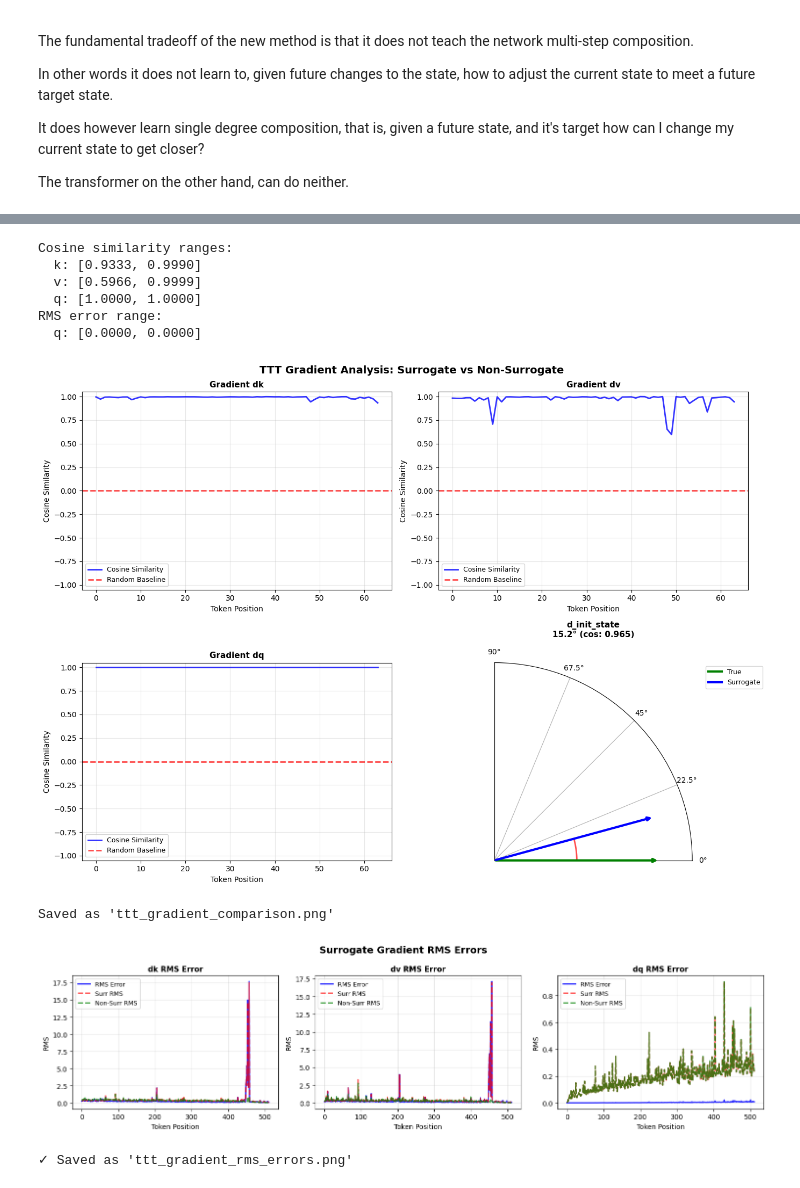
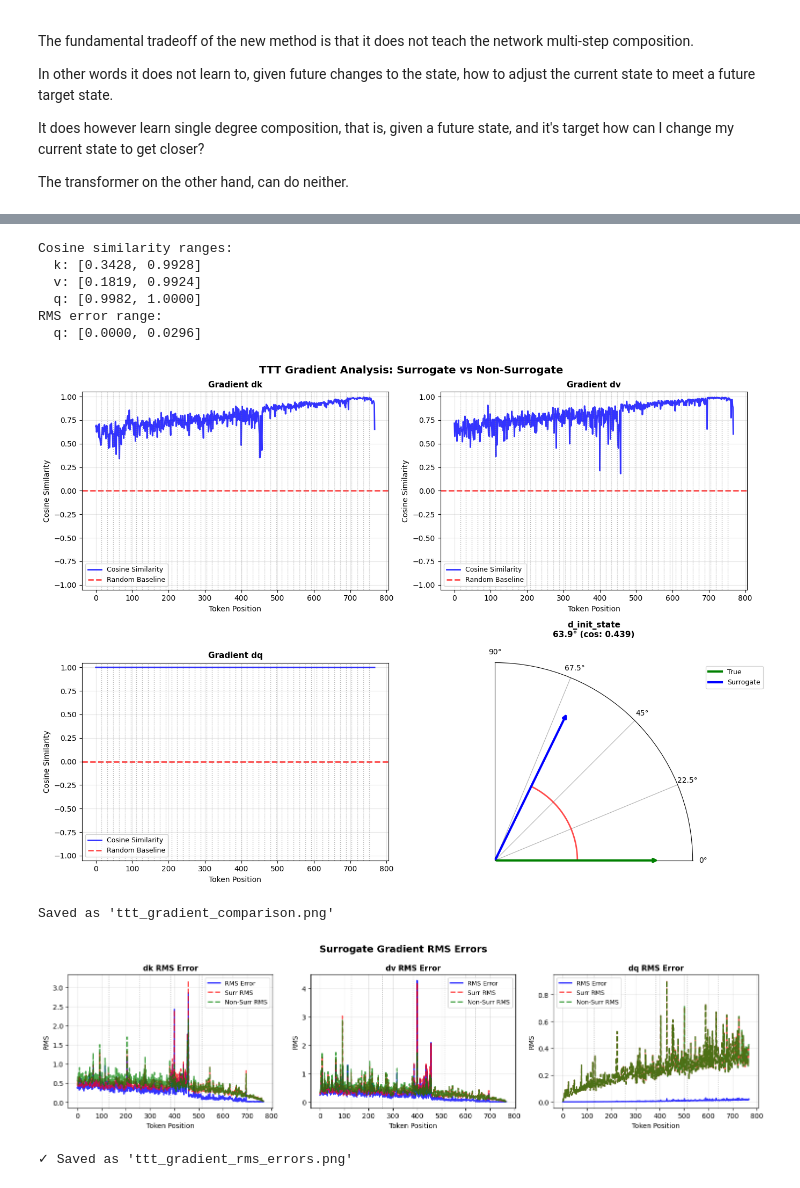
Before and after one commit to Ueaj-Kerman/macrogpt-jax, a Jupyter notebook: ueaj/model/ttt/ttt_gradient_analysis.ipynb, the cells around one changed output, grey strips where cells are left out. Drawn from its saved outputs; the diff is of its cells as text; code cells hidden in the pictures.

Commit message:
Functioning blockwise surrogate: inter-block surrogate + intrablock true backprop

```diff
--- a/ueaj/model/ttt/ttt_gradient_analysis.ipynb
+++ b/ueaj/model/ttt/ttt_gradient_analysis.ipynb
@@ -34,7 +34,7 @@ W0106 19:20:07.346311  404616 cuda_executor.cc:1802] GPU interconnect informatio
 # %%
 # Config
 model_d, hidden_d = 1024, 512
-batch_size, seq_len = 1, 64
+batch_size, seq_len = 1, 768
 seed = 42
 
 
@@ -45,7 +45,8 @@ def sample_distribution(key, shape):
 	return samples
 # %%
 # Create models (q_heads=1 for this analysis)
-model_surr = TTTModel(model_d, hidden_d, q_heads=1, module=GMLP, surrogate=True, rngs=rng.Rngs(seed))
+block_size = 16
+model_surr = TTTModel(model_d, hidden_d, q_heads=1, module=GMLP, surrogate=True, rngs=rng.Rngs(seed), block_size=block_size)
 model_nonsurr = TTTModel(model_d, hidden_d, q_heads=1, module=GMLP, surrogate=False, rngs=rng.Rngs(seed))
 
 # Generate k, v, q directly
@@ -166,11 +158,11 @@ print(f"RMS error range:")
 print(f"  q: [{float(rms_q.min()):.4f}, {float(rms_q.max()):.4f}]")
 # %% [output]
 Cosine similarity ranges:
-  k: [0.9333, 0.9990]
-  v: [0.5966, 0.9999]
-  q: [1.0000, 1.0000]
+  k: [0.3428, 0.9928]
+  v: [0.1819, 0.9924]
+  q: [0.9982, 1.0000]
 RMS error range:
-  q: [0.0000, 0.0000]
+  q: [0.0000, 0.0296]
 # %%
 # Plot all gradient comparisons including d_init_state
 from matplotlib.lines import Line2D
@@ -180,10 +172,16 @@ fig.suptitle('TTT Gradient Analysis: Surrogate vs Non-Surrogate', fontsize=14, f
 
 tokens = np.arange(seq_len)
 
+# Helper to add block boundary lines
+def add_block_lines(ax, seq_len, block_size):
+    for pos in range(block_size, seq_len, block_size):
+        ax.axvline(x=pos, color='gray', linestyle=':', linewidth=1, alpha=0.6)
+
 # dk: Cosine similarity
 ax1 = fig.add_subplot(2, 2, 1)
 ax1.plot(tokens, cos_k, 'b-', linewidth=2, label='Cosine Similarity', alpha=0.8)
 ax1.axhline(y=0, color='r', linestyle='--', linewidth=2, label='Random Baseline', alpha=0.7)
+add_block_lines(ax1, seq_len, block_size)
 ax1.set_xlabel('Token Position', fontsize=10)
 ax1.set_ylabel('Cosine Similarity', fontsize=10)
 ax1.set_title('Gradient dk', fontsize=11, fontweight='bold')
@@ -195,6 +193,7 @@ ax1.grid(True, alpha=0.3)
 ax2 = fig.add_subplot(2, 2, 2)
 ax2.plot(tokens, cos_v, 'b-', linewidth=2, label='Cosine Similarity', alpha=0.8)
 ax2.axhline(y=0, color='r', linestyle='--', linewidth=2, label='Random Baseline', alpha=0.7)
+add_block_lines(ax2, seq_len, block_size)
 ax2.set_xlabel('Token Position', fontsize=10)
 ax2.set_ylabel('Cosine Similarity', fontsize=10)
 ax2.set_title('Gradient dv', fontsize=11, fontweight='bold')
@@ -206,6 +205,7 @@ ax2.grid(True, alpha=0.3)
 ax3 = fig.add_subplot(2, 2, 3)
 ax3.plot(tokens, cos_q, 'b-', linewidth=2, label='Cosine Similarity', alpha=0.8)
 ax3.axhline(y=0, color='r', linestyle='--', linewidth=2, label='Random Baseline', alpha=0.7)
+add_block_lines(ax3, seq_len, block_size)
 ax3.set_xlabel('Token Position', fontsize=10)
 ax3.set_ylabel('Cosine Similarity', fontsize=10)
 ax3.set_title('Gradient dq', fontsize=11, fontweight='bold')
@@ -247,7 +247,7 @@ plt.savefig('ttt_gradient_comparison.png', dpi=150, bbox_inches='tight')
 plt.show()
 print("Saved as 'ttt_gradient_comparison.png'")
 # %% [output]
-[figure, old version]
+[figure, new version]
 Saved as 'ttt_gradient_comparison.png'
 # %%
 # Plot RMS errors for dk, dv, and dq with surrogate and non-surrogate RMS for scale
@@ -265,41 +265,50 @@ fig, axes = plt.subplots(1, 3, figsize=(15, 4))
 fig.suptitle('Surrogate Gradient RMS Errors', fontsize=14, fontweight='bold')
 
 tokens = np.arange(seq_len)
+block_size = 128  # Match the model's block_size
+
+# Helper to add block boundary lines
+def add_block_lines(ax, seq_len, block_size):
+    for pos in range(block_size, seq_len, block_size):
+        ax.axvline(x=pos, color='gray', linestyle=':', linewidth=1, alpha=0.6)
 
 # dk RMS error
 axes[0].plot(tokens, rms_k, 'b-', linewidth=2, label='RMS Error', alpha=0.8)
 axes[0].plot(tokens, norm_k_surr, 'r--', linewidth=2, label='Surr RMS', alpha=0.7)
 axes[0].plot(tokens, norm_k_nonsurr, 'g--', linewidth=2, label='Non-Surr RMS', alpha=0.7)
+add_block_lines(axes[0], seq_len, block_size)
 axes[0].set_xlabel('Token Position', fontsize=10)
 axes[0].set_ylabel('RMS', fontsize=10)
 axes[0].set_title('dk RMS Error', fontsize=11, fontweight='bold')
 axes[0].legend(fontsize=9)
 axes[0].grid(True, alpha=0.3)
 
 # dv RMS error
 axes[1].plot(tokens, rms_v, 'b-', linewidth=2, label='RMS Error', alpha=0.8)
 axes[1].plot(tokens, norm_v_surr, 'r--', linewidth=2, label='Surr RMS', alpha=0.7)
 axes[1].plot(tokens, norm_v_nonsurr, 'g--', linewidth=2, label='Non-Surr RMS', alpha=0.7)
+add_block_lines(axes[1], seq_len, block_size)
 axes[1].set_xlabel('Token Position', fontsize=10)
 axes[1].set_ylabel('RMS', fontsize=10)
 axes[1].set_title('dv RMS Error', fontsize=11, fontweight='bold')
 axes[1].legend(fontsize=9)
 axes[1].grid(True, alpha=0.3)
 
 # dq RMS error (new)
 axes[2].plot(tokens, rms_q, 'b-', linewidth=2, label='RMS Error', alpha=0.8)
 axes[2].plot(tokens, norm_q_surr, 'r--', linewidth=2, label='Surr RMS', alpha=0.7)
 axes[2].plot(tokens, norm_q_nonsurr, 'g--', linewidth=2, label='Non-Surr RMS', alpha=0.7)
+add_block_lines(axes[2], seq_len, block_size)
 axes[2].set_xlabel('Token Position', fontsize=10)
 axes[2].set_ylabel('RMS', fontsize=10)
 axes[2].set_title('dq RMS Error', fontsize=11, fontweight='bold')
 axes[2].legend(fontsize=9)
 axes[2].grid(True, alpha=0.3)
 
 plt.tight_layout()
 plt.savefig('ttt_gradient_rms_errors.png', dpi=150, bbox_inches='tight')
 plt.show()
 print("✓ Saved as 'ttt_gradient_rms_errors.png'")
 # %% [output]
-[figure, old version]
+[figure, new version]
 ✓ Saved as 'ttt_gradient_rms_errors.png'
```
Also changed, not shown: parts of 3 cells of this notebook, 5 other files.
